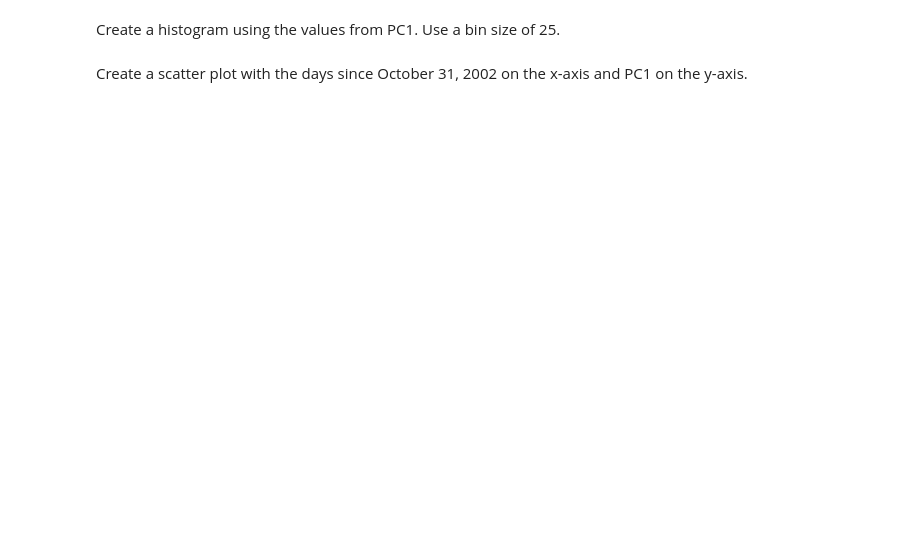
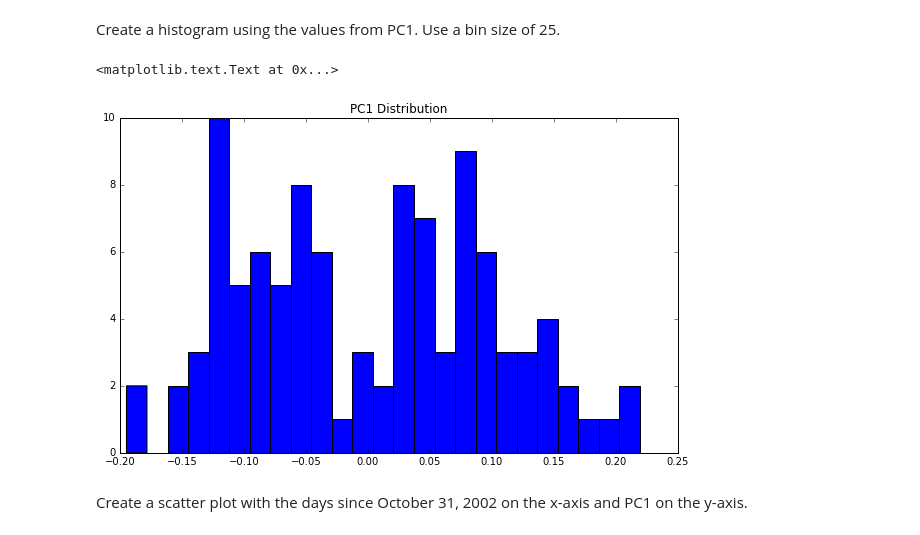
Before and after one commit to LinfinityLab/data-science-hw-assignments, a Jupyter notebook: lin_w_hw2/HW2P1.ipynb, the cells around one changed output. Saved outputs shown, nothing was run; the diff lists cells and outputs as text; code cells hidden in the pictures; blank space fills up the shorter version.

```diff
--- a/lin_w_hw2/HW2P1.ipynb
+++ b/lin_w_hw2/HW2P1.ipynb
@@ -69,0 +97,6 @@ Example code: `(exprs.columns == sampleinfo.filename).all()`
+# %%
+li_a = list(sampleinfo.filename)
+li_b = list(exprs.columns)
+li_match = [li_b.index(x) for x in li_a]
+exprs = exprs[li_match]
+(exprs.columns == sampleinfo.filename).all()
@@ -100,3 +198,6 @@ First subset the the `sampleinfo` DataFrame to include only the CEU ethnicity.
 Next, subset the `exprs` DataFrame to only include the samples with the CEU ethnicity. Name this new subsetted DataFrame `exprsCEU`. Show the head of the `exprsCEU` DataFrame.
 # %%
 #your code here
+
+exprs_CEU = exprs[sampleinfoCEU.filename]
+exprs_CEU.head()
@@ -110,0 +222,5 @@ Compute the average gene expression intensity in the `exprsCEU` DataFrame across
+# %%
+#your code here
+
+mean_normalized_data = exprs_CEU.apply(lambda x: x - exprs_CEU.mean(axis=1), axis=0)
+mean_normalized_data.head()
@@ -116,0 +239,6 @@ Using this mean normalized gene expression data, compute the projection to the f
+# %%
+#your code here
+
+U, s, Vh = lin.svd(mean_normalized_data)
+PC1 = Vh.T
+PC1
@@ -121,2 +261,11 @@ Create a histogram using the values from PC1.  Use a bin size of 25.
+# %%
+#your code here
+
+plt.figure(figsize=(10, 6))
+plt.hist(PC1[:,0], bins=25)
+plt.title('PC1 Distribution')
+# %% [output]
+<matplotlib.text.Text at 0x...>
+[figure, added]
 # %% [markdown]
 Create a scatter plot with the days since October 31, 2002 on the x-axis and PC1 on the y-axis.
```
Also changed, not shown: parts of 26 cells of this notebook.
